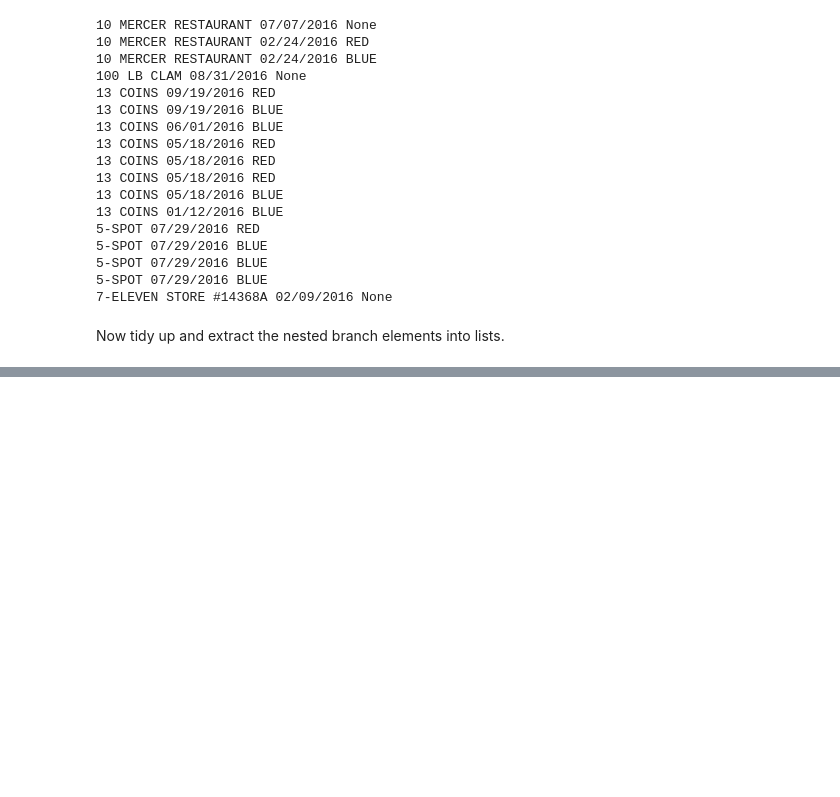
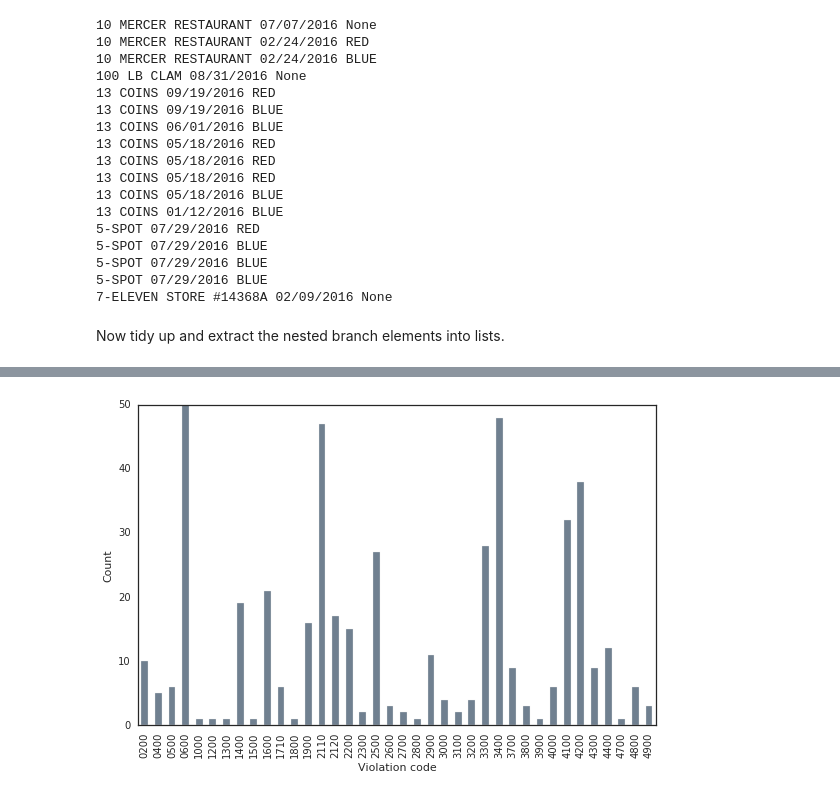
Before and after one commit to hbergen/restaurant-inspections, a Jupyter notebook: Exploring the XML.ipynb, the cells around one changed output, grey strips where cells are left out. Saved outputs shown, nothing was run; the diff lists cells and outputs as text; code cells hidden in the pictures; blank space fills up the shorter version.

```diff
--- a/Exploring the XML.ipynb
+++ b/Exploring the XML.ipynb
@@ -286,0 +375,7 @@ df.head(5)
+# %%
+df.groupby('violation_code')['violation_code'].count().plot(kind="bar", color='slategray')
+plt.xlabel('Violation code')
+plt.ylabel('Count')
+plt.tight_layout()
+# %% [output]
+[figure, added]
```
Also changed, not shown: parts of 23 cells of this notebook, 1 other file.
